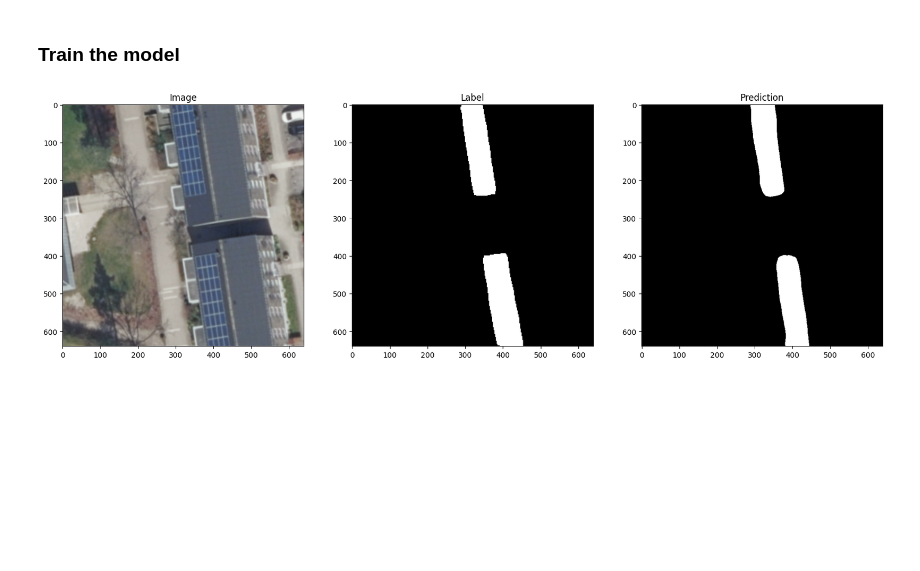
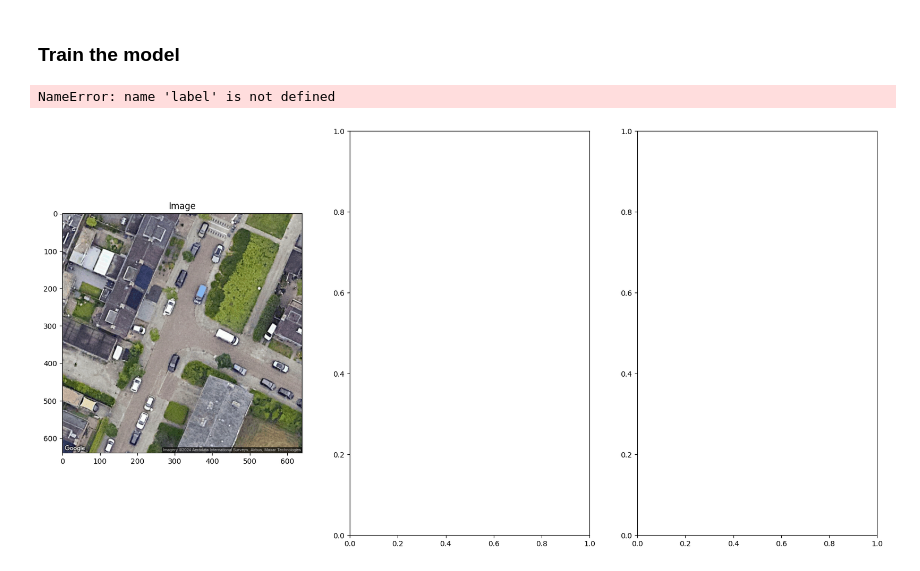
Before and after one commit to Tiburso/EnerVision, a Jupyter notebook: dataloaders.ipynb, the cells around one changed output. Saved outputs shown, nothing was run; the diff lists cells and outputs as text; code cells hidden in the pictures; blank space fills up the shorter version.

Commit message:
Test the checkpoint model on the server

```diff
--- a/dataloaders.ipynb
+++ b/dataloaders.ipynb
@@ -193,9 +193,9 @@ transform = transforms.Compose([
     transforms.Normalize(mean=[0.485, 0.456, 0.406], std=[0.229, 0.224, 0.225]),
 ])
 
-test_folder = "data/solardk_dataset_neurips_v2/herlev_test/test"
-test_dataset = SolarDKDataset(test_folder, total_samples=500)
-test_loader = DataLoader(test_dataset, batch_size=1, shuffle=True)
+# test_folder = "data/solardk_dataset_neurips_v2/herlev_test/test"
+# test_dataset = SolarDKDataset(test_folder, total_samples=500)
+# test_loader = DataLoader(test_dataset, batch_size=1, shuffle=True)
 
 # test_folder = "data/NL-Solar-Panel-Seg-1/test"
 # test_dataset = CocoSegmentationDataset(test_folder)
@@ -209,41 +209,42 @@ test_loader = DataLoader(test_dataset, batch_size=1, shuffle=True)
 image = Image.open("imgs/eindhoven_satellite.png").convert("RGB")
 image = transform(image).unsqueeze(0)
 
-model = BaseModel.load_from_checkpoint("lightning_logs/version_251115/checkpoints/last.ckpt")
+model = BaseModel.load_from_checkpoint("deeplabv3_0_94_iou_v2.ckpt")
 # checkpoint = torch.load("lightning_logs/version_251115/checkpoints/last.ckpt", map_location=torch.device("cpu"))
 
 task = "multiclass"
 num_classes = 2
 
 model.eval()
 with torch.no_grad():
-    iterator = iter(test_loader)
-    image, label = next(iterator)
+    # iterator = iter(test_loader)
+    # image, label = next(iterator)
     output = model(image)
 
     image = inv_transform(image)
     # label = model.model.target(label)
     # # loss = loss_fn(output, label)
 
     # label = label.argmax(dim=1)
 
     # # print(f"Loss: {loss.item()}")
     # print(f"Dice Score: {dice(output, label.int())}")
     # print(f"Jaccard Index: {jaccard_index(output, label, task=task, num_classes=num_classes, average='macro')}")
     # print(f"Precision: {precision(output, label, task=task, num_classes=  num_classes, average='macro')}")
     # print(f"Accuracy: {accuracy(output, label, task=task, num_classes=num_classes)}")
     # print(f"Recall: {recall(output, label, task=task, num_classes=num_classes)}")
     # print(f"F1 Score: {f1_score(output, label, task=task, num_classes=num_classes)}")
 
     fig, ax = plt.subplots(1, 3, figsize=(20, 10))
 
     ax[0].imshow(image[0].permute(1, 2, 0))
     ax[0].set_title("Image")
 
-    ax[1].imshow(label.squeeze(), cmap="gray")
-    ax[1].set_title("Label")
+    # ax[1].imshow(label.squeeze(), cmap="gray")
+    # ax[1].set_title("Label")
 
     ax[2].imshow(output.argmax(dim=1).squeeze(), cmap="gray")
     ax[2].set_title("Prediction")
 # %% [output]
+NameError: name 'label' is not defined
-[figure, old version]
+[figure, new version]
```
Also changed, not shown: 2 other files.
